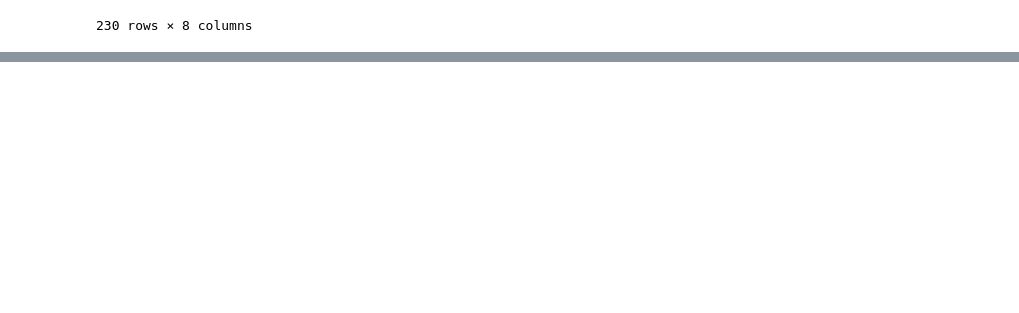
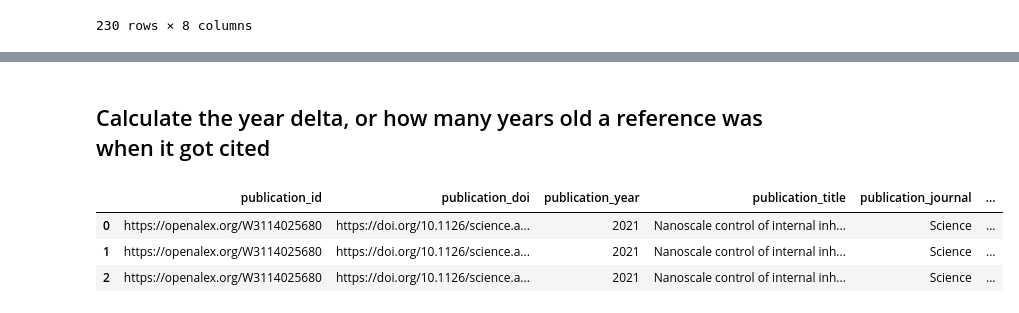
Before and after one commit to eschares/OpenAlex-CitedReferences, a Jupyter notebook: refactored_Schares_cited_references_in_OpenAlex.ipynb, the cells around one changed output, grey strips where cells are left out. Cells and saved outputs as stored; diff of their text form; code cells hidden in the pictures; blank space fills up the shorter version.

```diff
--- a/refactored_Schares_cited_references_in_OpenAlex.ipynb
+++ b/refactored_Schares_cited_references_in_OpenAlex.ipynb
@@ -349,0 +512,16 @@ Name: publication_doi, Length: 173, dtype: int64
+# %%
+# Change DOI in this line
+red_doi = 'https://doi.org/10.1177/2329488417735646'
+
+#https://doi.org/10.1007/s11425-018-1550-5   # publication with oldest average reference at 36 years
+#https://doi.org/10.1386/ijia_00033_1  - 0 average year, referenced 1 work, which is itself?
+#https://doi.org/10.1016/j.trgeo.2020.100410 - 10.25 average year
+#https://doi.org/10.1177/2329488417735646 - 16 average year
+
+df['color'] = 'blue'
+red_title = df.loc[df['publication_doi']==red_doi, 'publication_title'].iloc[0]
+red_title
+# %%
+# Change color for that DOI to red
+filt = (df['publication_doi'] == red_doi)
+df.loc[filt,'color'] = 'red'
@@ -349,0 +557,11 @@ Name: publication_doi, Length: 173, dtype: int64
+# %% [markdown]
+## Calculate the year delta, or how many years old a reference was when it got cited
+# %%
+df['year_delta'] = df['publication_year'] - df['reference_year']
+# %%
+df.head(3)
+# %% [output]
+|  | publication_id | publication_doi | publication_year | publication_title | publication_journal | ... |
+| 0 | https://openalex.org/W3114025680 | https://doi.org/10.1126/science.a... | 2021 | Nanoscale control of internal inh... | Science | ... |
+| 1 | https://openalex.org/W3114025680 | https://doi.org/10.1126/science.a... | 2021 | Nanoscale control of internal inh... | Science | ... |
+| 2 | https://openalex.org/W3114025680 | https://doi.org/10.1126/science.a... | 2021 | Nanoscale control of internal inh... | Science | ... |
```
Also changed, not shown: parts of 56 cells of this notebook.
